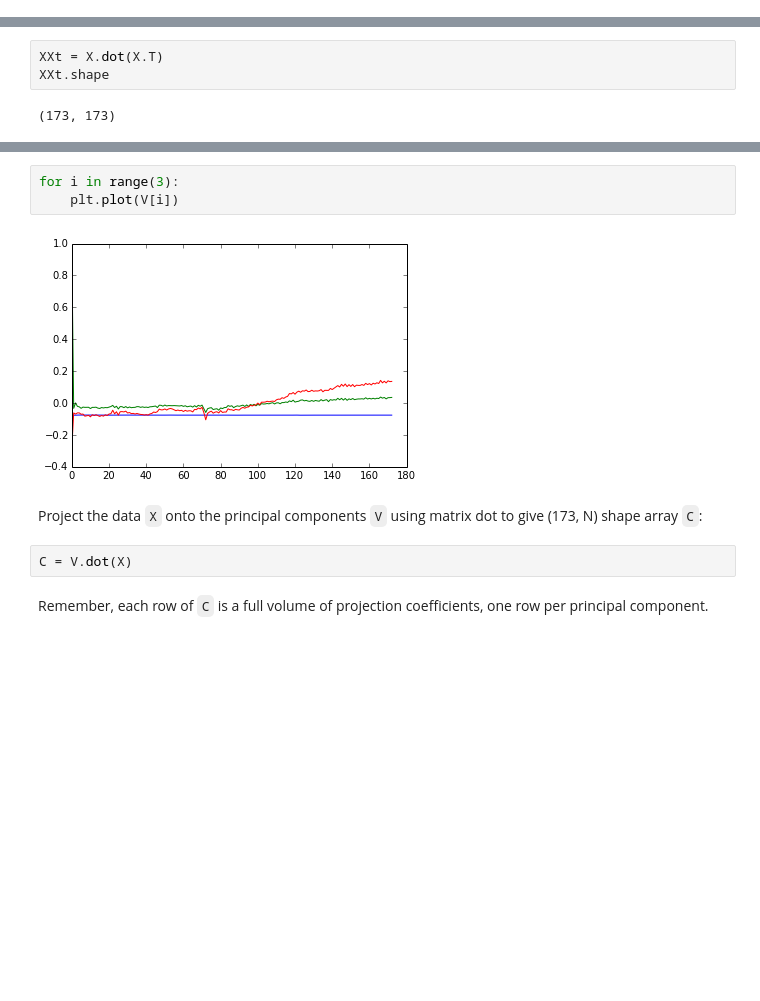
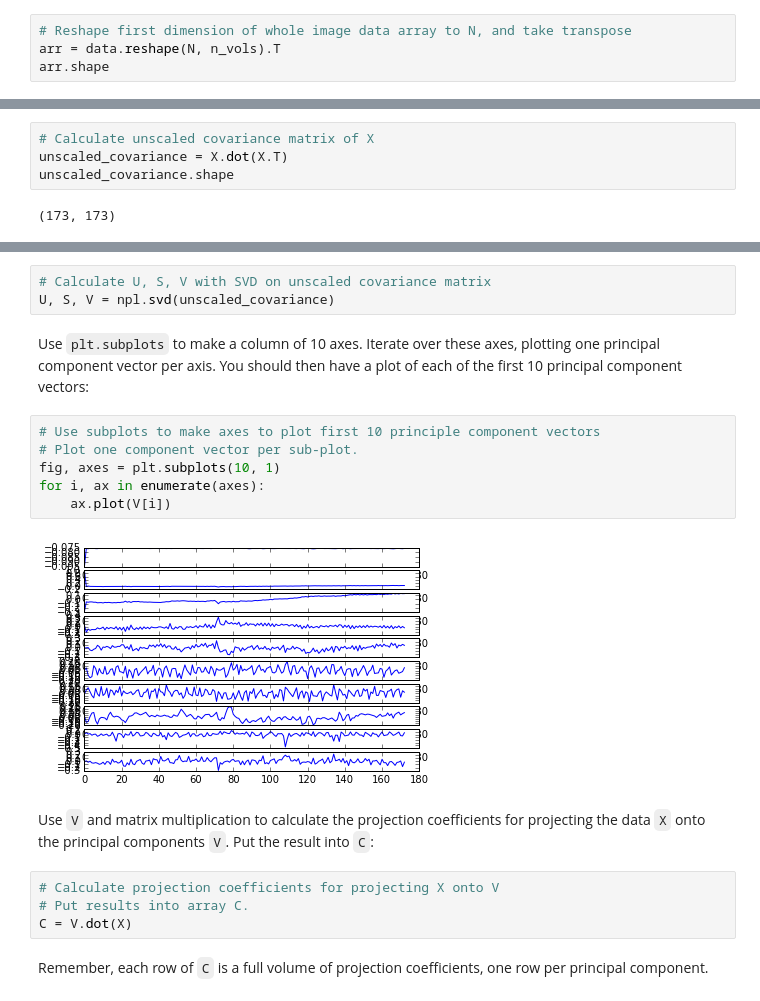
Before and after one commit to practical-neuroimaging/pna2015, a Jupyter notebook: day7/pca_solutions.ipynb, the cells around one changed output, grey strips where cells are left out. Cells and saved outputs as stored; diff of their text form; blank space fills up the shorter version.

```diff
--- a/day7/pca_solutions.ipynb
+++ b/day7/pca_solutions.ipynb
@@ -151,0 +183,4 @@ arr.shape
+# %%
+# Reshape first dimension of whole image data array to N, and take transpose
+arr = data.reshape(N, n_vols).T
+arr.shape
@@ -158,6 +197,7 @@ Get the version of the variance / covariance matrix (not dividing by N):
 # %%
-XXt = X.dot(X.T)
-XXt.shape
+# Calculate unscaled covariance matrix of X
+unscaled_covariance = X.dot(X.T)
+unscaled_covariance.shape
 # %% [output]
 (173, 173)
 # %% [markdown]
@@ -169,12 +205,22 @@ On the same plot, plot the first 3 rows of V (one line for each row).  These are
-# %%
-for i in range(3):
-    plt.plot(V[i])
-# %% [output]
-[figure, removed]
-# %% [markdown]
-Project the data `X` onto the principal components `V` using matrix dot to give (173, N) shape array `C`:
-# %%
-C = V.dot(X)
+# %%
+# Calculate U, S, V with SVD on unscaled covariance matrix
+U, S, V = npl.svd(unscaled_covariance)
+# %% [markdown]
+Use `plt.subplots` to make a column of 10 axes.  Iterate over these axes, plotting one principal component vector per axis.  You should then have a plot of each of the first 10 principal component vectors:
+# %%
+# Use subplots to make axes to plot first 10 principle component vectors
+# Plot one component vector per sub-plot.
+fig, axes = plt.subplots(10, 1)
+for i, ax in enumerate(axes):
+    ax.plot(V[i])
+# %% [output]
+[figure, added]
+# %% [markdown]
+Use `V` and matrix multiplication to calculate the projection coefficients for projecting the data `X` onto the principal components `V`.  Put the result into `C`:
+# %%
+# Calculate projection coefficients for projecting X onto V
+# Put results into array C.
+C = V.dot(X)
 # %% [markdown]
 Remember, each row of `C` is a full volume of projection coefficients, one row per principal component.
 # %% [markdown]
```
Also changed, not shown: parts of 63 cells of this notebook, 1 other file.
